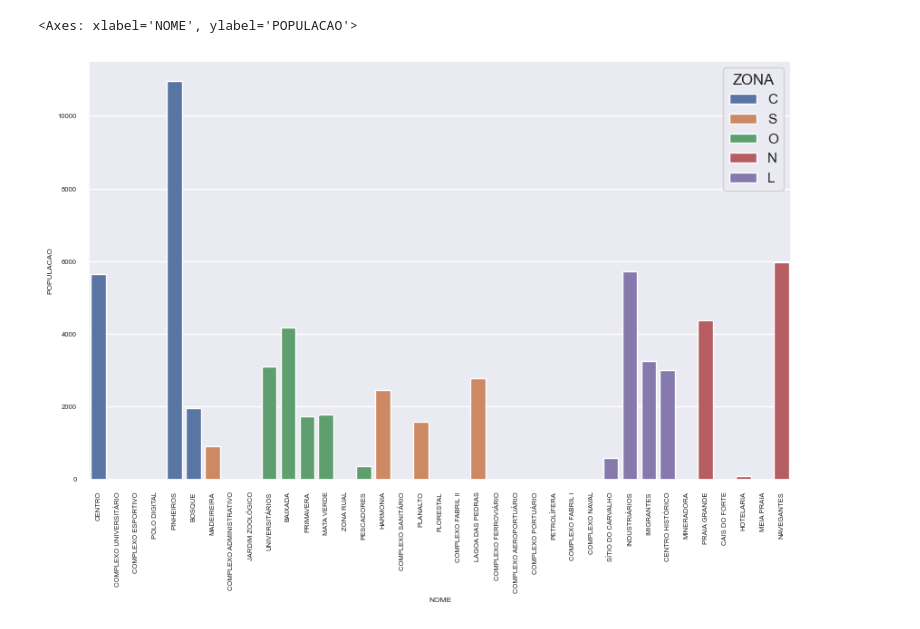
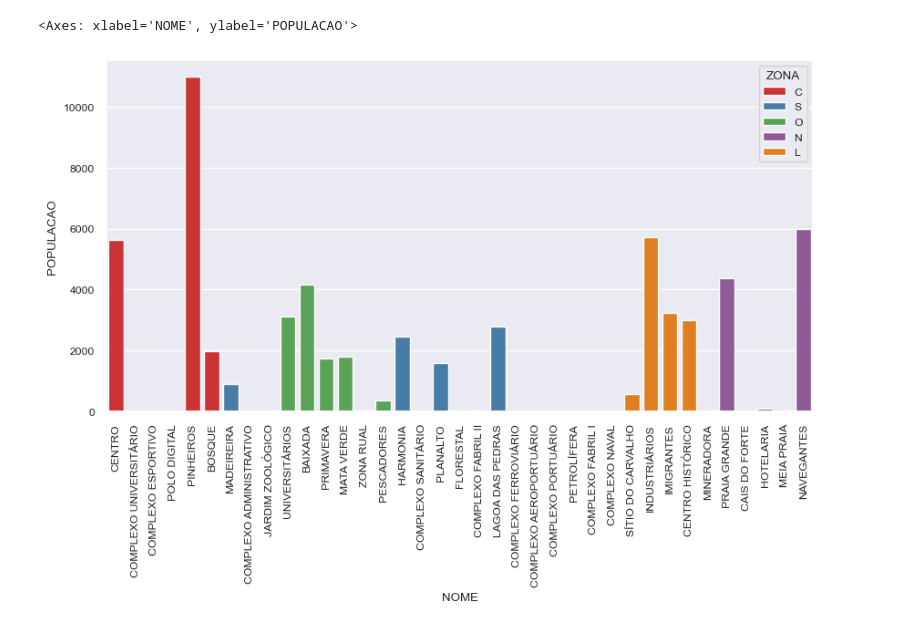
Before and after one commit to thiagodacosta85/WebSys_Virtualha, a Jupyter notebook: dataAnalysis/pythonScripts/localidades/analise_localidades.ipynb, the cells around one changed output. Saved outputs shown, nothing was run; the diff lists cells and outputs as text; code cells hidden in the pictures.

```diff
--- a/dataAnalysis/pythonScripts/localidades/analise_localidades.ipynb
+++ b/dataAnalysis/pythonScripts/localidades/analise_localidades.ipynb
@@ -87,10 +87,11 @@ df_ocupacao_habitacional.sort_values("NOME", inplace=True)
 df_ocupacao_habitacional
 # FIM definicao dos dataframes
 # %%
-plt.figure(figsize=(10,6))
+# chart distribuicao populacional
+plt.figure(figsize=(10,5))
 plt.xticks(rotation=90)
-sns.set_theme(context='notebook', style='darkgrid', palette='deep', font='sans-serif', font_scale=1, color_codes=True, rc=None)
+sns.set_theme(style='darkgrid', palette="Set1", font='sans-serif', font_scale=0.8)
 sns.barplot(data=df_localidades, x="NOME", y="POPULACAO", hue="ZONA")
 # %% [output]
 <Axes: xlabel='NOME', ylabel='POPULACAO'>
-[figure, old version]
+[figure, new version]
```
Also changed, not shown: parts of 1 cell of this notebook.
